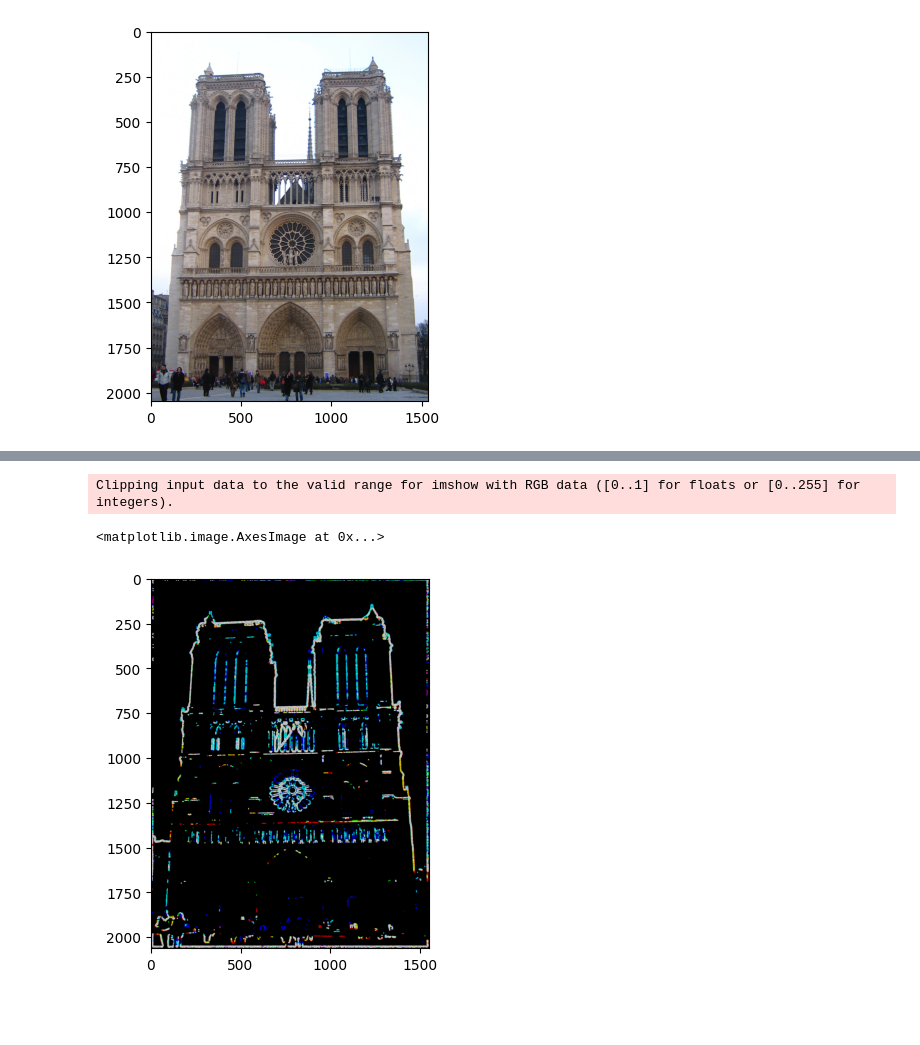
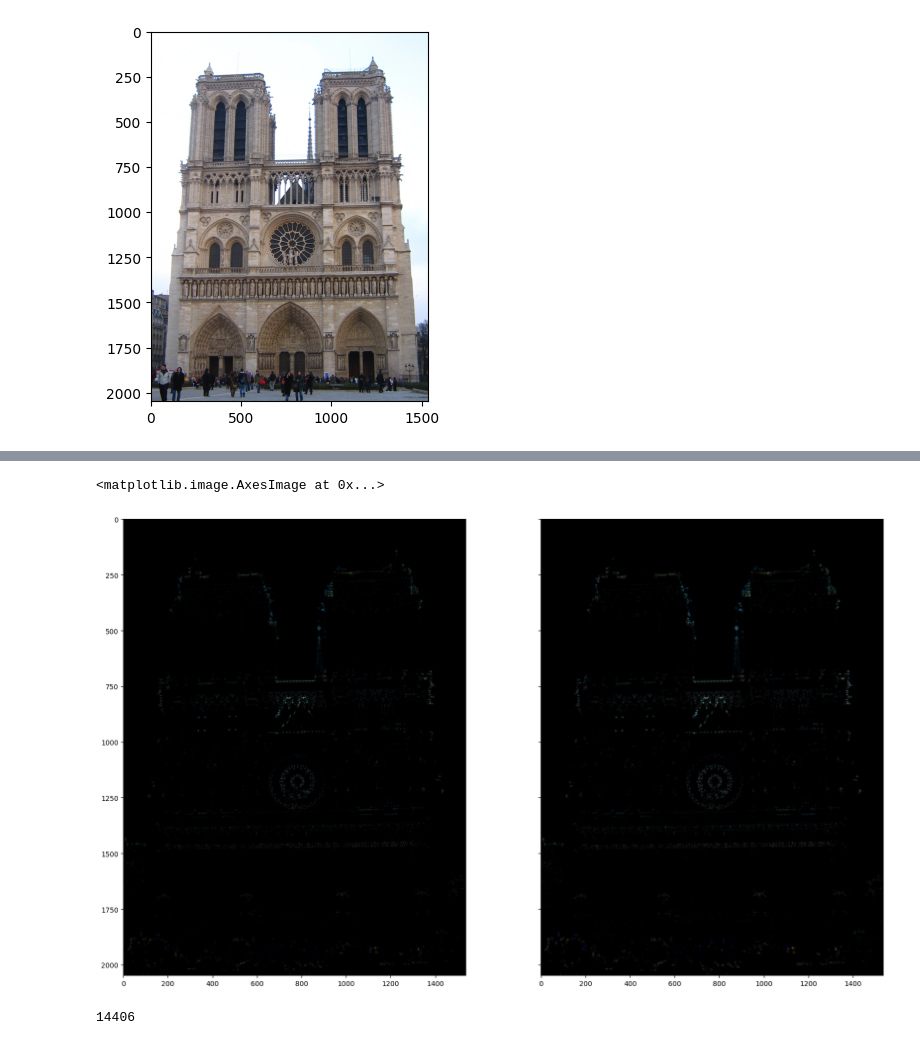
Before and after one commit to 25349023/harris-corner-sift-matching, a Jupyter notebook: 1/HW1-1.ipynb, the cells around one changed output, grey strips where cells are left out. Cells and saved outputs as stored; diff of their text form; code cells hidden in the pictures; blank space fills up the shorter version.

Commit message:
[UPDATE] deal with padding when conv; non-maximal suppression

```diff
--- a/1/HW1-1.ipynb
+++ b/1/HW1-1.ipynb
@@ -144,7 +129,8 @@ def calc_eigen_minus(window, Ixx, Ixy, Iyy):
     det = Ixx * Iyy - Ixy * Ixy
     trace = Ixx + Iyy + 1e-5
     eigen_minus = det / trace
-    return eigen_minus
+    response = det - 0.04 * (trace ** 2)
+    return eigen_minus, response
 # %%
 window3x3 = summation_kernel(3)
 window5x5 = summation_kernel(5)
@@ -160,7 +139,13 @@ Clipping input data to the valid range for imshow with RGB data ([0..1] for floa
-# %%
-eigen_minus = calc_eigen_minus(window5x5, *Hs)
-plt.imshow(eigen_minus)
-# %% [output]
-Clipping input data to the valid range for imshow with RGB data ([0..1] for floats or [0..255] for integers).
-<matplotlib.image.AxesImage at 0x...>
-[figure, removed]
+# %%
+eigen_minus3x3, resp3x3 = calc_eigen_minus(window3x3, *Hs)
+eigen_minus3x3 = normalize(eigen_minus3x3, 0, 1)
+
+eigen_minus5x5, resp5x5 = calc_eigen_minus(window5x5, *Hs)
+eigen_minus5x5 = normalize(eigen_minus5x5, 0, 1)
+
+fig, ax = plt.subplots(1, 2, figsize=(20, 12), sharey='all')
+ax[0].imshow(eigen_minus3x3)
+ax[1].imshow(eigen_minus5x5)
+# %% [output]
+<matplotlib.image.AxesImage at 0x...>
+[figure, added]
@@ -166,0 +185,4 @@ Clipping input data to the valid range for imshow with RGB data ([0..1] for floa
+# %%
+a = non_maximal_suppression(eigen_minus5x5, 25, 0.15)
+# %% [output]
+14406
```
Also changed, not shown: parts of 27 cells of this notebook.
